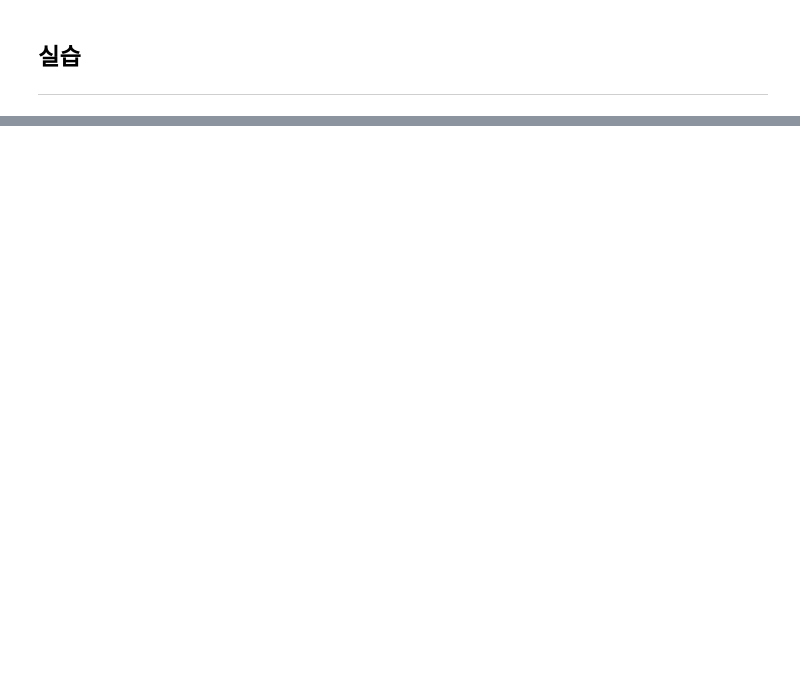
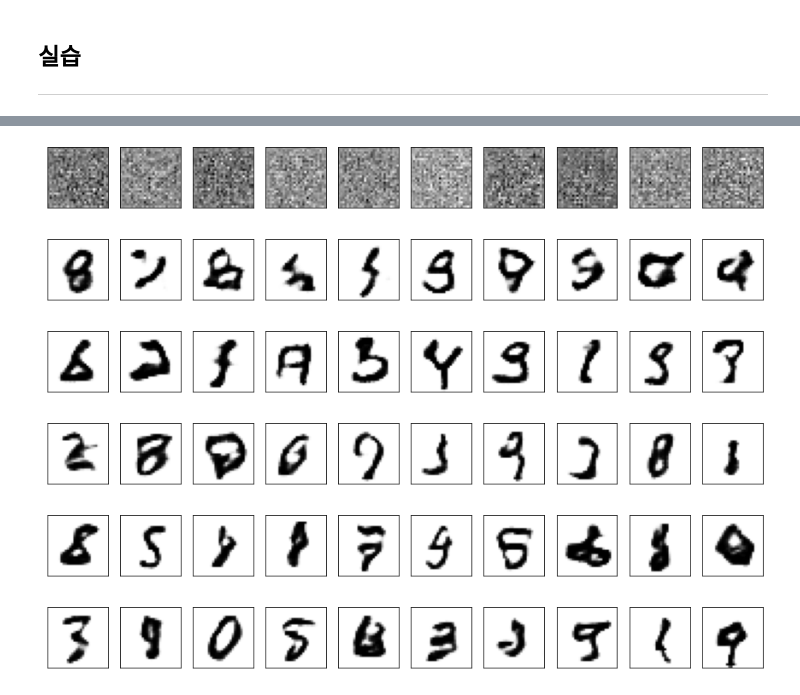
Before and after one commit to pthkbs123/SkillTreePython-DeepLearning, a Jupyter notebook: 04.Paper-with-code/ch04_03_Generative_Model_DCGAN.ipynb, the cells around one changed output, grey strips where cells are left out. Saved outputs shown, nothing was run; the diff lists cells and outputs as text; code cells hidden in the pictures; blank space fills up the shorter version.

```diff
--- a/04.Paper-with-code/ch04_03_Generative_Model_DCGAN.ipynb
+++ b/04.Paper-with-code/ch04_03_Generative_Model_DCGAN.ipynb
@@ -101,0 +148,57 @@ print(logit)
+# %%
+noise_dims = 100
+epochs = 5
+batch_size = 32
+img_shape = (28,28,1)
+
+ones = tf.constant([1.], shape = [batch_size, 1])
+zeros = tf.constant([0.], shape = [batch_size, 1])
+
+# 모델 만들기
+G = build_generator(noise_dims, img_shape)
+D = build_disc(img_shape)
+
+# 컴파일
+loss = 'binary_crossentropy'
+optimizer = 'adam'
+D.compile(loss = loss, optimizer = optimizer)
+
+D.trainable = False
+input_noises = layers.Input(shape = noise_dims)
+fake_img = G(input_noises)
+logit = D(fake_img)
+GAN = models.Model(input_noises, logit)
+GAN.compile(loss = loss, optimizer = optimizer)
+GAN.summary
+
+for epoch in range(epochs+1):
+  if epoch != 0:
+    for real_imgs in ds: # 20000개중 32개씩
+      noises = tf.random.normal(shape = [batch_size, noise_dims]) # p (가우시안 확률분포)
+      fake_imgs = G.predict_on_batch(noises)
+
+      # phase 1 : 판별자 훈련
+      D.trainable = True
+      # 진짜 이미지 (real_imgs)가 들어오면 1로 대답
+      D_loss_real = D.train_on_batch(real_imgs, ones)
+
+      # 가짜 이미지 (fake_imgs = G(noises))가 들어오면 0으로 대답
+      D_loss_fake = D.train_on_batch(fake_imgs, zeros)
+
+      D_loss = (0.5 * D_loss_real * 0.5 + D_loss_fake) / float(batch_size)
+
+      # phase 2 : 생성자 훈련
+      D.trainable = False
+      noises = tf.random.normal(shape = [batch_size, noise_dims])
+      G_loss = GAN.train_on_batch(noises, ones)
+
+  noises = tf.random.normal(shape = [batch_size, noise_dims])
+  fake_imgs = G.predict(noises)
+  display_sample_img(fake_imgs[:10])
+# %% [output]
+[figure, added]
+[figure, added]
+[figure, added]
+[figure, added]
+[figure, added]
+[figure, added]
```
Also changed, not shown: parts of 10 cells of this notebook.
